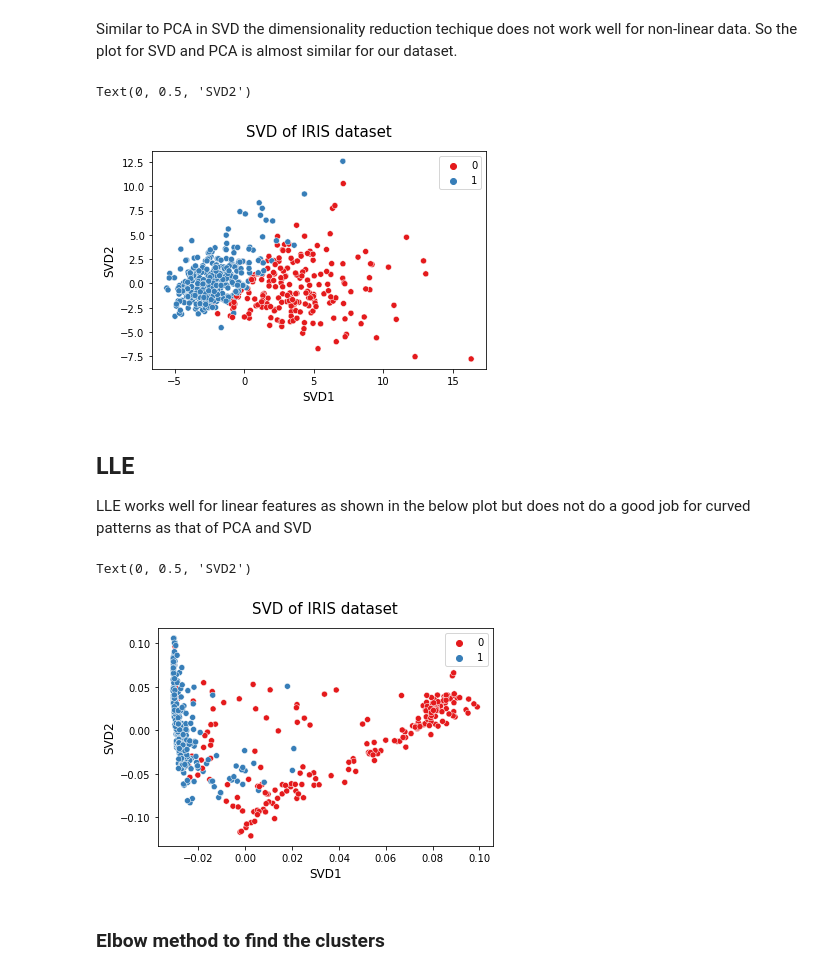
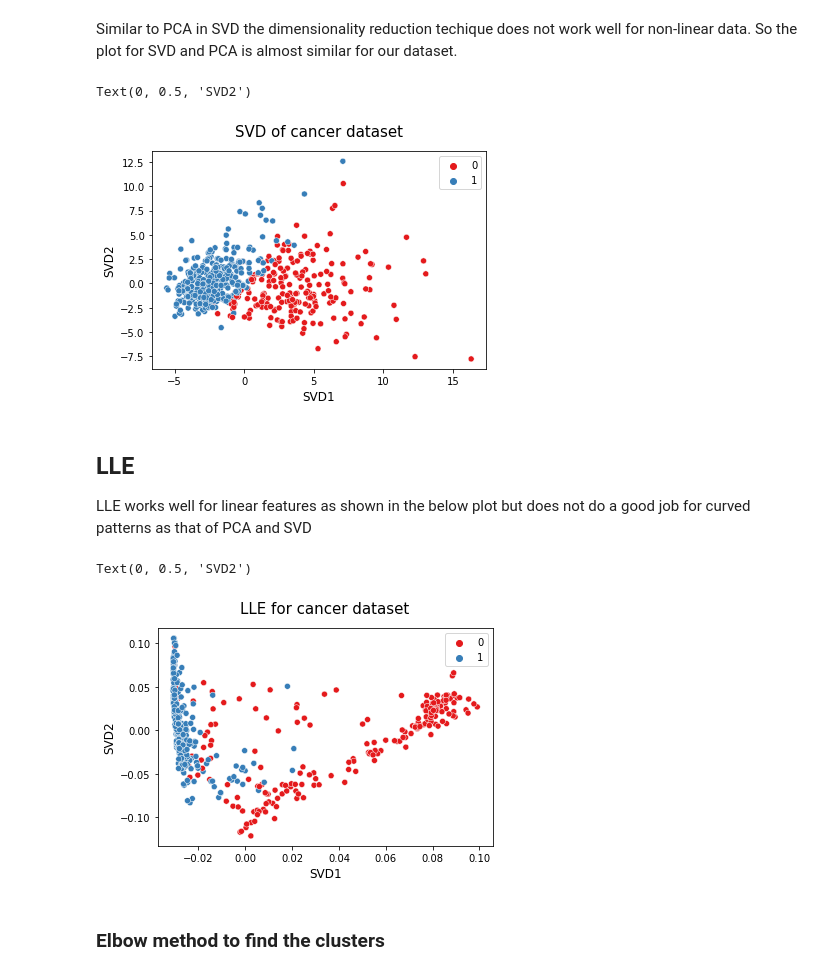
Before and after one commit to ParvathiRPai/CMPE-255-Sec-48---Data-Mining, a Jupyter notebook: hw2/dimensionality_reduction_tabular_dataset.ipynb, the cells around one changed output. Saved outputs shown, nothing was run; the diff lists cells and outputs as text; code cells hidden in the pictures.

```diff
--- a/hw2/dimensionality_reduction_tabular_dataset.ipynb
+++ b/hw2/dimensionality_reduction_tabular_dataset.ipynb
@@ -74,15 +74,15 @@ Similar to PCA in SVD the dimensionality reduction techique does not work well f
 # %%
 from sklearn.decomposition import TruncatedSVD
 svd = TruncatedSVD(n_components=2, algorithm='randomized',
                    random_state=0)
 X_svd = svd.fit_transform(X_scaled)
 sns.scatterplot(X_svd[:,0], X_svd[:,1], hue=y, palette='Set1')
-plt.title("SVD of IRIS dataset", fontsize=15, pad=15)
+plt.title("SVD of cancer dataset", fontsize=15, pad=15)
 plt.xlabel("SVD1", fontsize=12)
 plt.ylabel("SVD2", fontsize=12)
 # %% [output]
 Text(0, 0.5, 'SVD2')
-[figure, old version]
+[figure, new version]
 # %% [markdown]
 ## LLE
 LLE works well for linear features as shown in the below plot  but does not do a good job for curved patterns as that of PCA and SVD
@@ -91,12 +91,12 @@ from sklearn.manifold import LocallyLinearEmbedding
 lle = LocallyLinearEmbedding(random_state=42)
 X_lle = lle.fit_transform(X_scaled)
 sns.scatterplot(X_lle[:,0], X_lle[:,1], hue=y, palette='Set1')
-plt.title("SVD of IRIS dataset", fontsize=15, pad=15)
+plt.title("LLE for cancer dataset", fontsize=15, pad=15)
 plt.xlabel("SVD1", fontsize=12)
 plt.ylabel("SVD2", fontsize=12)
 # %% [output]
 Text(0, 0.5, 'SVD2')
-[figure, old version]
+[figure, new version]
 # %% [markdown]
 ### Elbow method to find the clusters
 # %%
```
Also changed, not shown: parts of 5 cells of this notebook, 1 other file.
